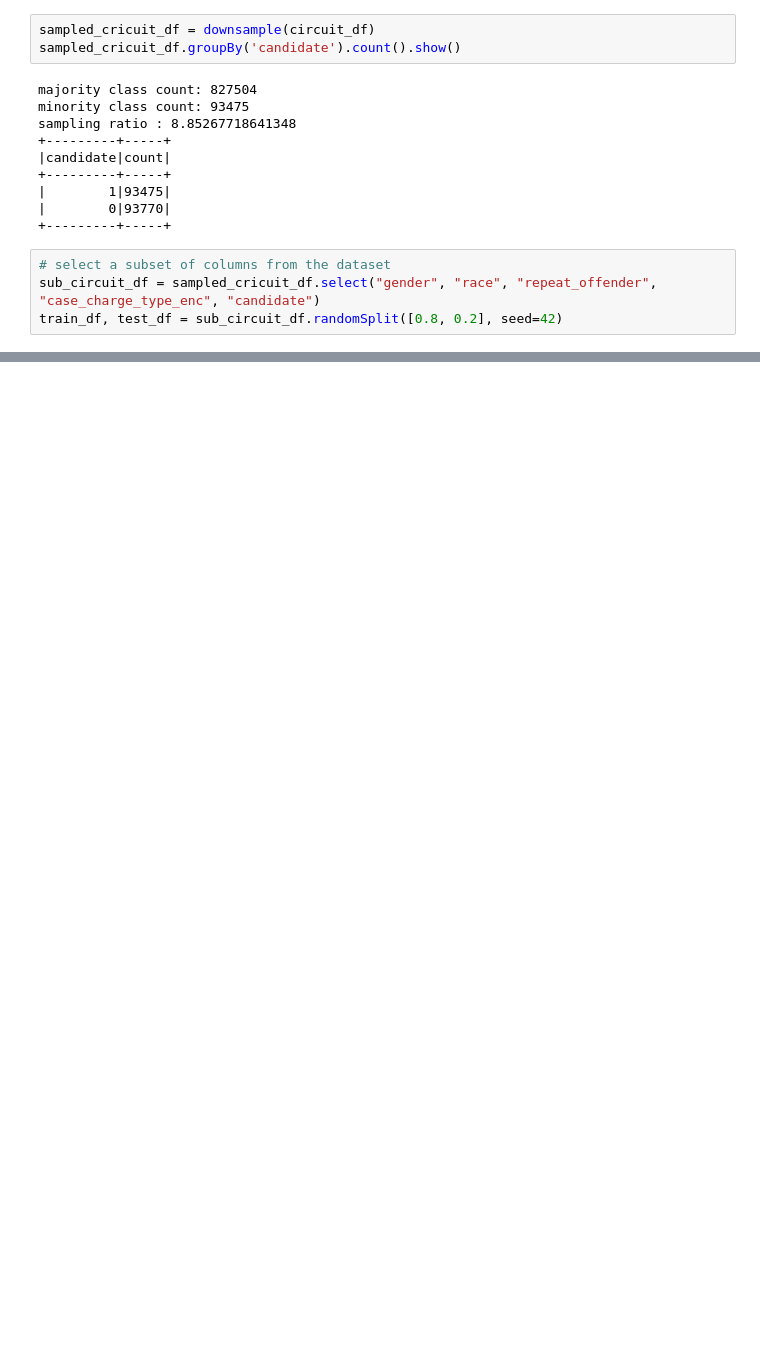
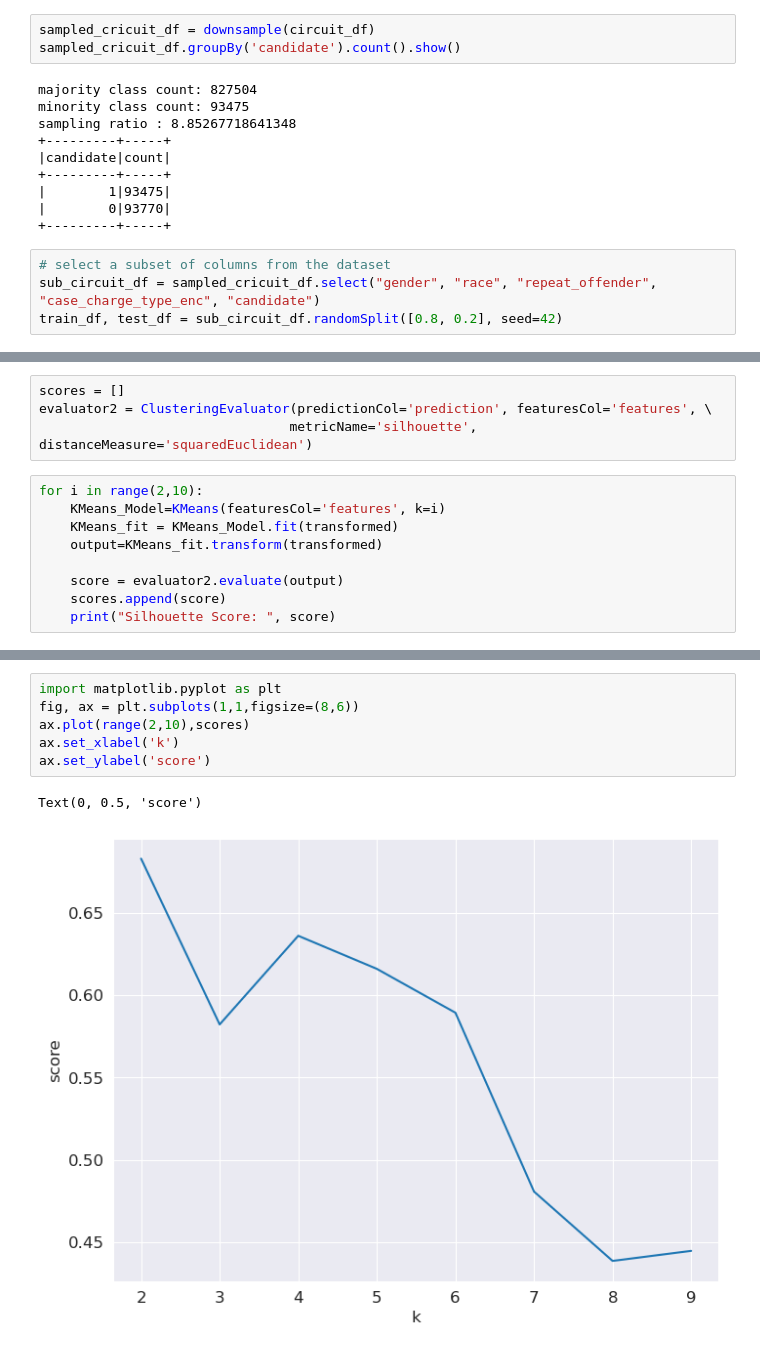
Before and after one commit to jayhombal/va-case-expungement, a Jupyter notebook: va_circuit_court_expungment.ipynb, the cells around one changed output, grey strips where cells are left out. Cells and saved outputs as stored; diff of their text form; blank space fills up the shorter version.

```diff
--- a/va_circuit_court_expungment.ipynb
+++ b/va_circuit_court_expungment.ipynb
@@ -571,0 +645,13 @@ train_df, test_df = sub_circuit_df.randomSplit([0.8, 0.2], seed=42)
+# %%
+scores = []
+evaluator2 = ClusteringEvaluator(predictionCol='prediction', featuresCol='features', \
+                                metricName='silhouette', distanceMeasure='squaredEuclidean')
+# %%
+for i in range(2,10):
+    KMeans_Model=KMeans(featuresCol='features', k=i)
+    KMeans_fit = KMeans_Model.fit(transformed)
+    output=KMeans_fit.transform(transformed)
+
+    score = evaluator2.evaluate(output)
+    scores.append(score)
+    print("Silhouette Score: ", score)
@@ -571,0 +667,9 @@ train_df, test_df = sub_circuit_df.randomSplit([0.8, 0.2], seed=42)
+# %%
+import matplotlib.pyplot as plt
+fig, ax = plt.subplots(1,1,figsize=(8,6))
+ax.plot(range(2,10),scores)
+ax.set_xlabel('k')
+ax.set_ylabel('score')
+# %% [output]
+Text(0, 0.5, 'score')
+[figure, added]
```
Also changed, not shown: parts of 66 cells of this notebook, 2 other files.
